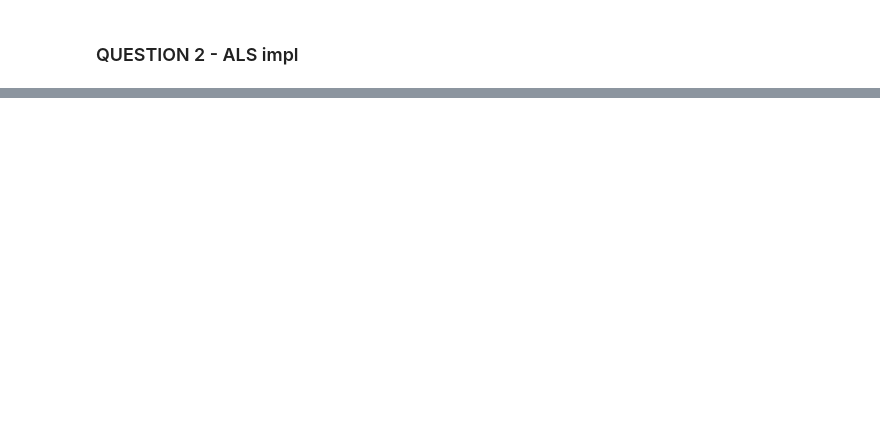
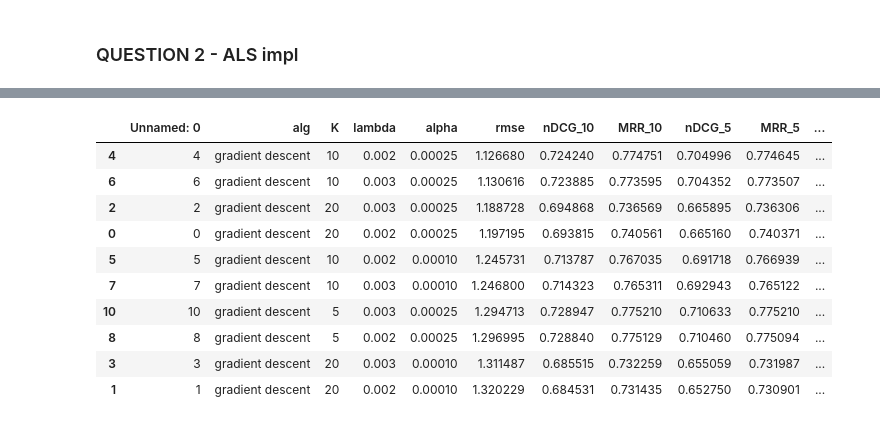
Before and after one commit to Alon-daniel/statistis, a Jupyter notebook: RS/RS_HW1.ipynb, the cells around one changed output, grey strips where cells are left out. Cells and saved outputs as stored; diff of their text form; code cells hidden in the pictures; blank space fills up the shorter version.

```diff
--- a/RS/RS_HW1.ipynb
+++ b/RS/RS_HW1.ipynb
@@ -751,0 +653,18 @@ result
+# %%
+GD_results = pd.read_csv("temp_results.csv")
+GD_results
+SLA_results = pd.read_csv("temp_results_als.csv")
+all_results = pd.concat([GD_results, SLA_results])
+all_results.sort_values(by=['rmse'], ascending=True).head(n=10)
+# %% [output]
+|  | Unnamed: 0 | alg | K | lambda | alpha | rmse | nDCG_10 | MRR_10 | nDCG_5 | MRR_5 | ... |
+| 4 | 4 | gradient descent | 10 | 0.002 | 0.00025 | 1.126680 | 0.724240 | 0.774751 | 0.704996 | 0.774645 | ... |
+| 6 | 6 | gradient descent | 10 | 0.003 | 0.00025 | 1.130616 | 0.723885 | 0.773595 | 0.704352 | 0.773507 | ... |
+| 2 | 2 | gradient descent | 20 | 0.003 | 0.00025 | 1.188728 | 0.694868 | 0.736569 | 0.665895 | 0.736306 | ... |
+| 0 | 0 | gradient descent | 20 | 0.002 | 0.00025 | 1.197195 | 0.693815 | 0.740561 | 0.665160 | 0.740371 | ... |
+| 5 | 5 | gradient descent | 10 | 0.002 | 0.00010 | 1.245731 | 0.713787 | 0.767035 | 0.691718 | 0.766939 | ... |
+| 7 | 7 | gradient descent | 10 | 0.003 | 0.00010 | 1.246800 | 0.714323 | 0.765311 | 0.692943 | 0.765122 | ... |
+| 10 | 10 | gradient descent | 5 | 0.003 | 0.00025 | 1.294713 | 0.728947 | 0.775210 | 0.710633 | 0.775210 | ... |
+| 8 | 8 | gradient descent | 5 | 0.002 | 0.00025 | 1.296995 | 0.728840 | 0.775129 | 0.710460 | 0.775094 | ... |
+| 3 | 3 | gradient descent | 20 | 0.003 | 0.00010 | 1.311487 | 0.685515 | 0.732259 | 0.655059 | 0.731987 | ... |
+| 1 | 1 | gradient descent | 20 | 0.002 | 0.00010 | 1.320229 | 0.684531 | 0.731435 | 0.652750 | 0.730901 | ... |
```
Also changed, not shown: parts of 36 cells of this notebook, 2 other files.
